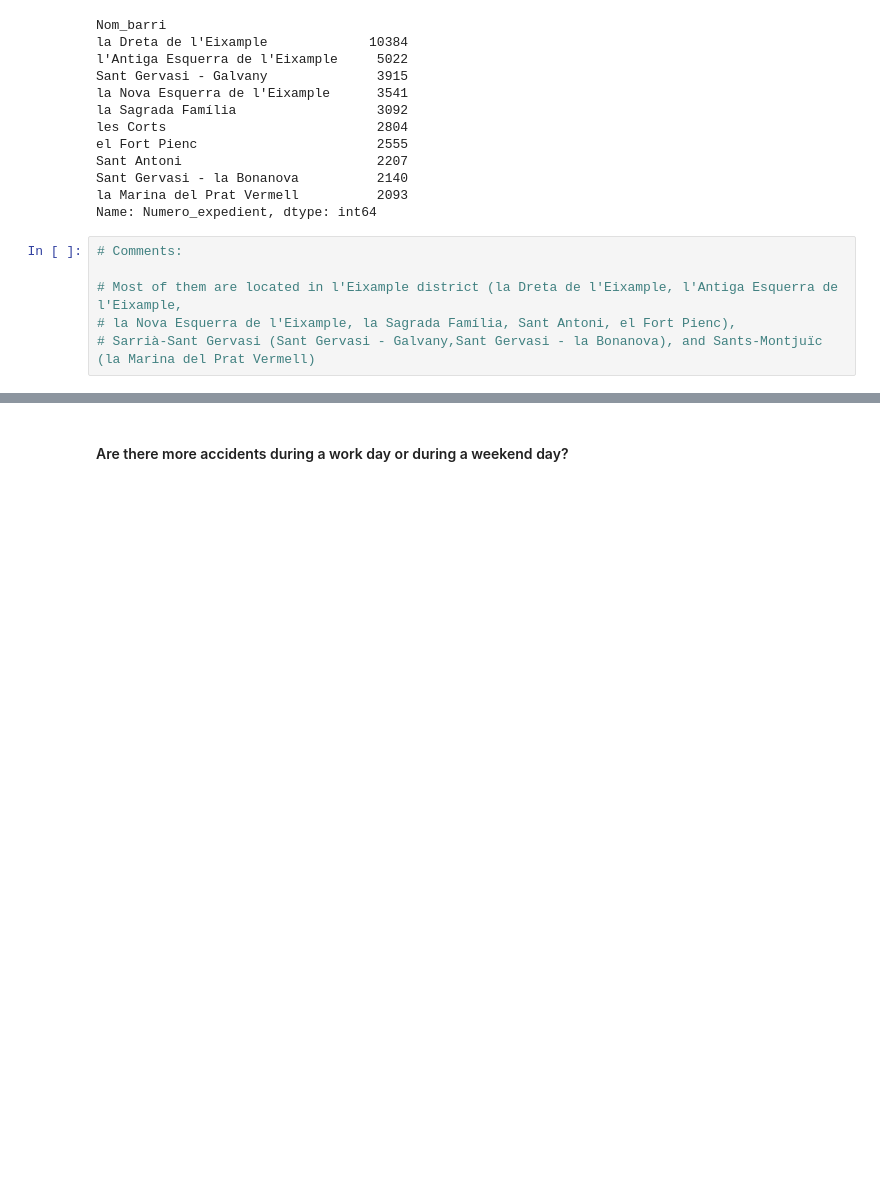
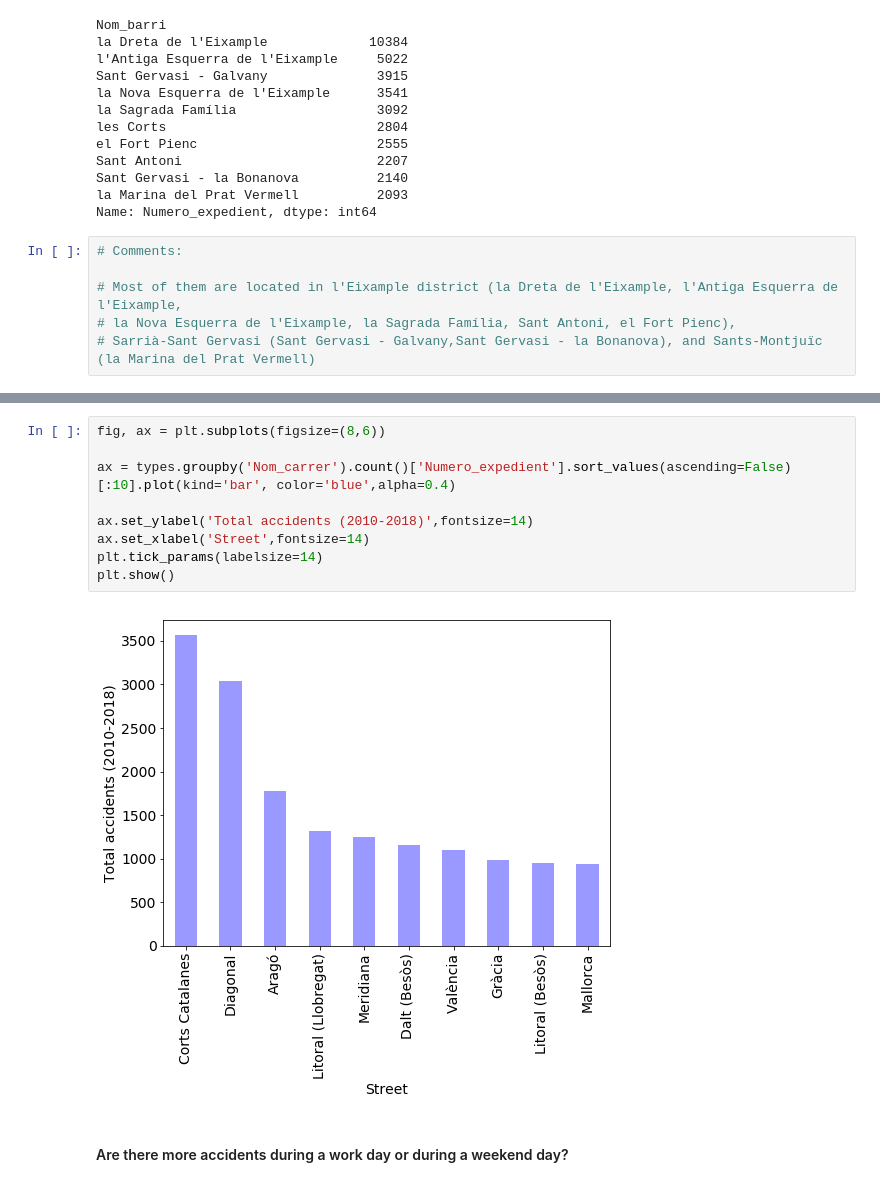
Before and after one commit to roger-roig/your-own-project, a Jupyter notebook: project_roger_2.ipynb, the cells around one changed output, grey strips where cells are left out. Drawn from its saved outputs; the diff is of its cells as text; blank space fills up the shorter version.

```diff
--- a/project_roger_2.ipynb
+++ b/project_roger_2.ipynb
@@ -196,3 +221,14 @@ Name: Numero_expedient, dtype: int64
+# %%
+fig, ax = plt.subplots(figsize=(8,6))
+
+ax = types.groupby('Nom_carrer').count()['Numero_expedient'].sort_values(ascending=False)[:10].plot(kind='bar', color='blue',alpha=0.4)
+
+ax.set_ylabel('Total accidents (2010-2018)',fontsize=14)
+ax.set_xlabel('Street',fontsize=14)
+plt.tick_params(labelsize=14)
+plt.show()
+# %% [output]
+[figure, added]
 # %% [markdown]
 #### Are there more accidents during a work day or during a weekend day?
 # %%
```
Also changed, not shown: parts of 139 cells of this notebook.
